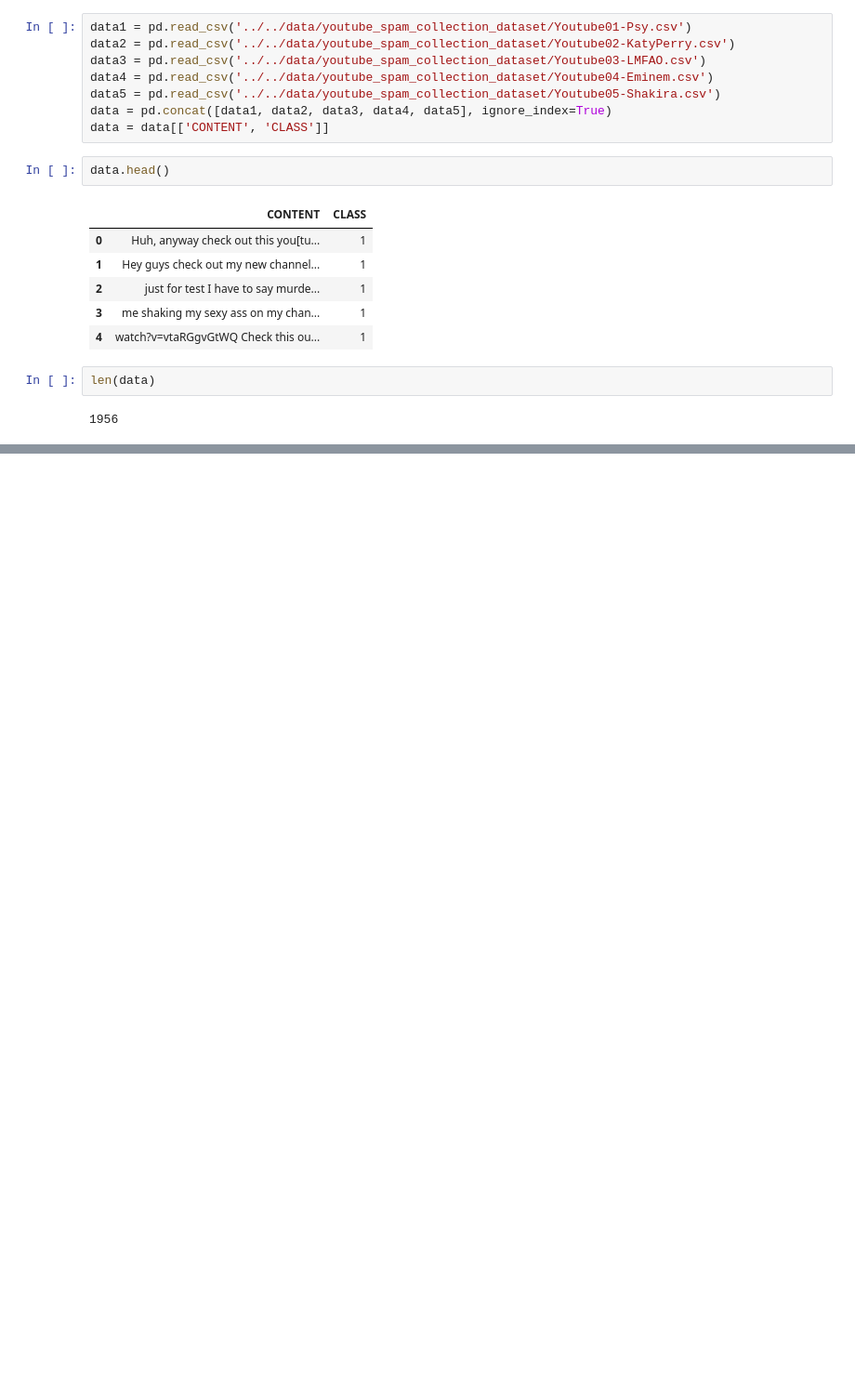
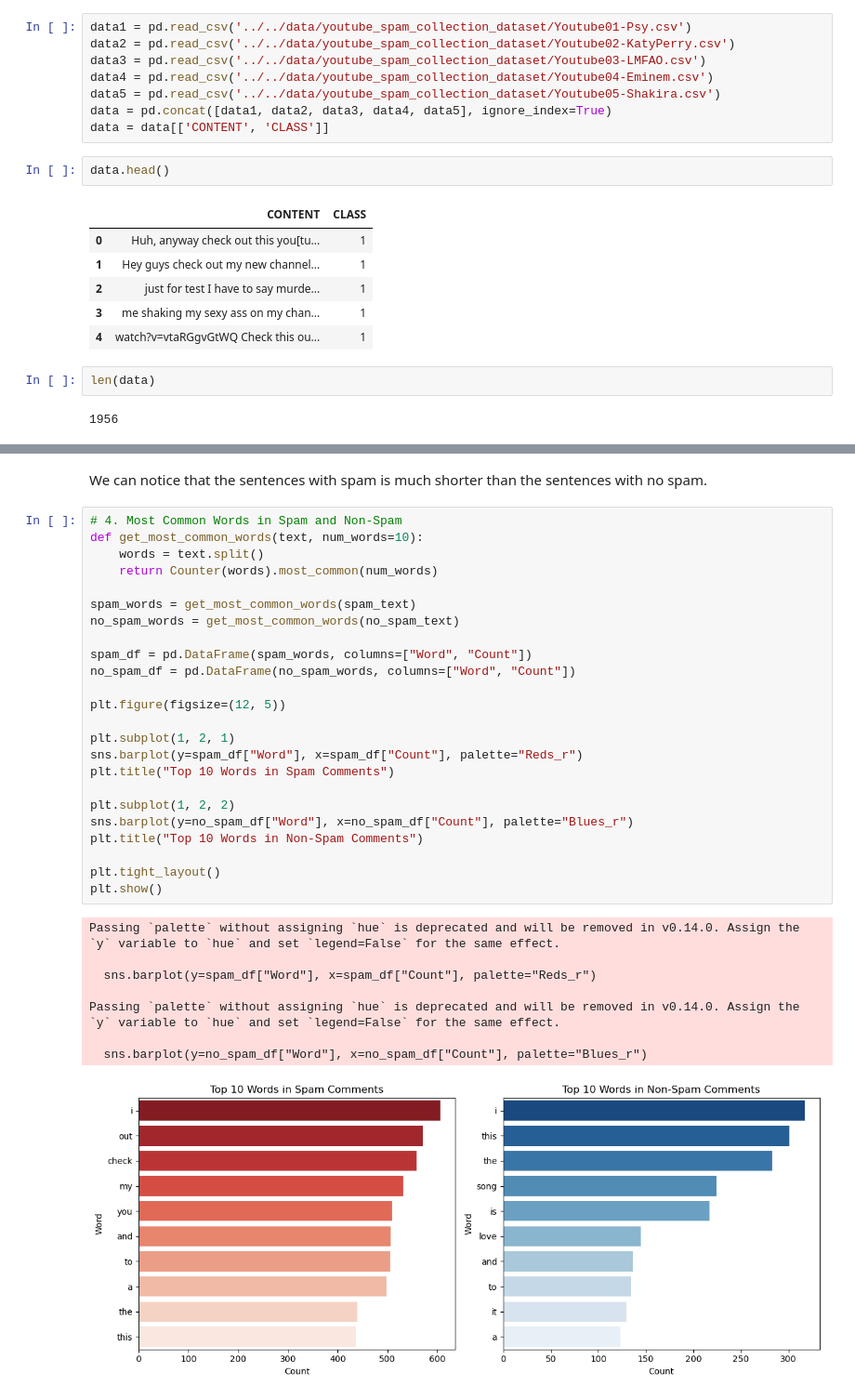
Before and after one commit to davydantoniuk/youtube-sentiment-analyser, a Jupyter notebook: models/model1/model1.ipynb, the cells around one changed output, grey strips where cells are left out. Shown at 93% size. Saved outputs shown, nothing was run; the diff lists cells and outputs as text; blank space fills up the shorter version.

```diff
--- a/models/model1/model1.ipynb
+++ b/models/model1/model1.ipynb
@@ -30,0 +104,35 @@ len(data)
+# %% [markdown]
+We can notice that the sentences with spam is much shorter than the sentences with no spam.
+# %%
+# 4. Most Common Words in Spam and Non-Spam
+def get_most_common_words(text, num_words=10):
+    words = text.split()
+    return Counter(words).most_common(num_words)
+
+spam_words = get_most_common_words(spam_text)
+no_spam_words = get_most_common_words(no_spam_text)
+
+spam_df = pd.DataFrame(spam_words, columns=["Word", "Count"])
+no_spam_df = pd.DataFrame(no_spam_words, columns=["Word", "Count"])
+
+plt.figure(figsize=(12, 5))
+
+plt.subplot(1, 2, 1)
+sns.barplot(y=spam_df["Word"], x=spam_df["Count"], palette="Reds_r")
+plt.title("Top 10 Words in Spam Comments")
+
+plt.subplot(1, 2, 2)
+sns.barplot(y=no_spam_df["Word"], x=no_spam_df["Count"], palette="Blues_r")
+plt.title("Top 10 Words in Non-Spam Comments")
+
+plt.tight_layout()
+plt.show()
+# %% [output]
+Passing `palette` without assigning `hue` is deprecated and will be removed in v0.14.0. Assign the `y` variable to `hue` and set `legend=False` for the same effect.
+
+  sns.barplot(y=spam_df["Word"], x=spam_df["Count"], palette="Reds_r")
+
+Passing `palette` without assigning `hue` is deprecated and will be removed in v0.14.0. Assign the `y` variable to `hue` and set `legend=False` for the same effect.
+
+  sns.barplot(y=no_spam_df["Word"], x=no_spam_df["Count"], palette="Blues_r")
+[figure, added]
```
Also changed, not shown: parts of 7 cells of this notebook.
